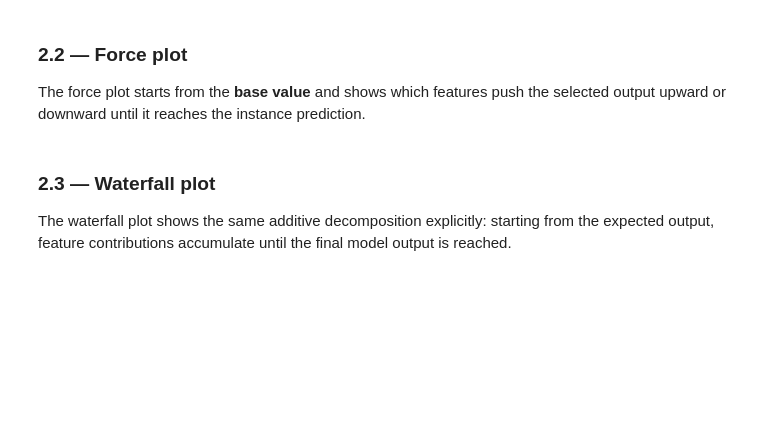
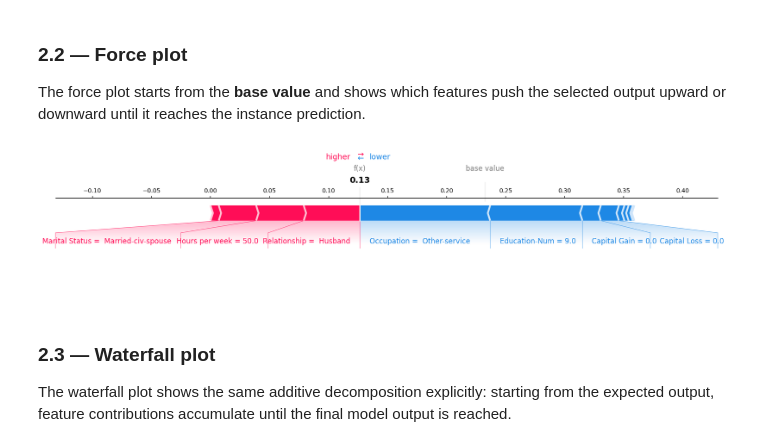
Before and after one commit to Arthvrr/Explanaible-AI-Labs, a Jupyter notebook: Lab 3/Lab3c_Local_explanation_methods_SHAP.ipynb, the cells around one changed output. Saved outputs shown, nothing was run; the diff lists cells and outputs as text; code cells hidden in the pictures; blank space fills up the shorter version.

```diff
--- a/Lab 3/Lab3c_Local_explanation_methods_SHAP.ipynb
+++ b/Lab 3/Lab3c_Local_explanation_methods_SHAP.ipynb
@@ -197,8 +298,18 @@ The force plot starts from the **base value** and shows which features push the
 # %%
 #### START CODE HERE ####
 # Create a force plot for shap_values_class[id_instance]
-...
+shap.plots.force(
+    shap_values_class[id_instance],
+    matplotlib=True
+)
 #### END CODE HERE ####
+
+"""
+Le Force plot illustre le déplacement de la prédiction depuis la valeur de référence jusqu'à la prédiction finale.
+Il est particulièrement intéressant pour comprendre rapidement quelles features poussent une prédiction dans un sens ou dans l'autre.
+"""
+# %% [output]
+[figure, added]
 # %% [markdown]
 ### 2.3 — Waterfall plot
 
```
Also changed, not shown: parts of 17 cells of this notebook.
